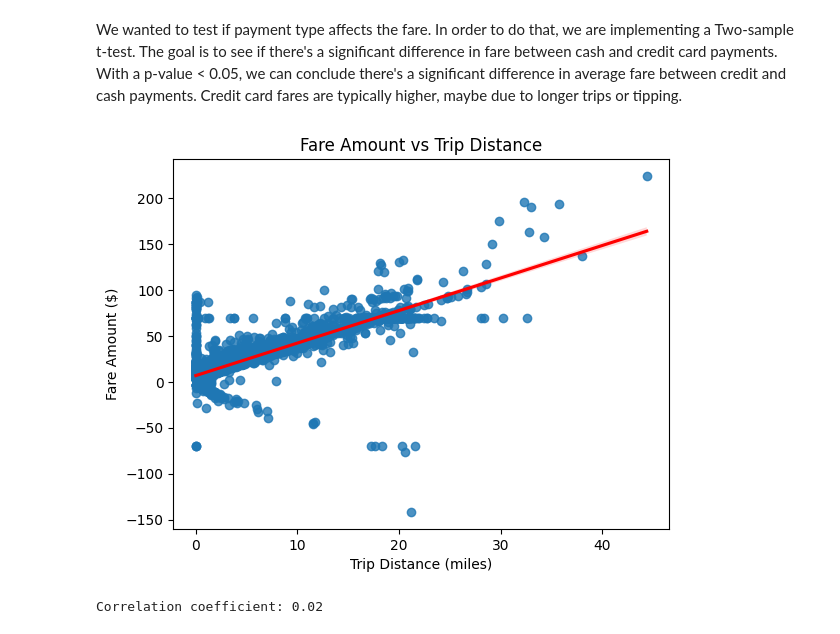
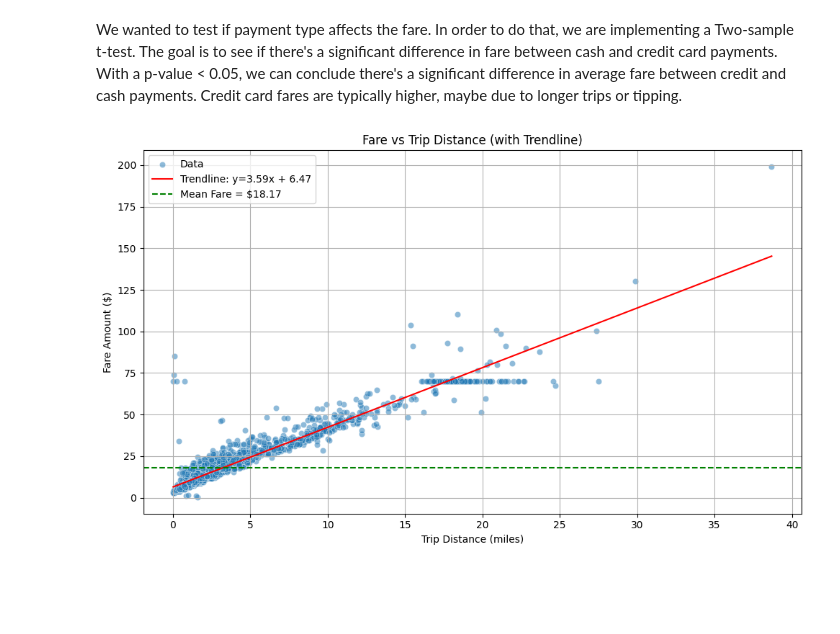
Before and after one commit to sayeenaresh/CMSC320-Final-Project, a Jupyter notebook: Data_analysis.ipynb, the cells around one changed output. Drawn from its saved outputs; the diff is of its cells as text; code cells hidden in the pictures; blank space fills up the shorter version.

```diff
--- a/Data_analysis.ipynb
+++ b/Data_analysis.ipynb
@@ -407,19 +417,30 @@ T-statistic: 20.83, P-value: 0.0000
 # %% [markdown]
 We wanted to test if payment type affects the fare. In order to do that, we are implementing a Two-sample t-test. The goal is to see if there's a significant difference in fare between cash and credit card payments. With a p-value < 0.05, we can conclude there's a significant difference in average fare between credit and cash payments. Credit card fares are typically higher, maybe due to longer trips or tipping.
 # %%
-#Trip Distance vs Fare Amount
-sample_df = df.sample(10000, random_state=43)
+#Plot 2
+import numpy as np
+from scipy.stats import linregress
 
-# Scatterplot with regression line
-sns.regplot(x='trip_distance', y='fare_amount', data=sample_df, line_kws={'color': 'red'})
-plt.title('Fare Amount vs Trip Distance')
-plt.xlabel('Trip Distance (miles)')
-plt.ylabel('Fare Amount ($)')
+sample_df = df[(df['trip_distance'] < 50) & (df['fare_amount'] < 200)].sample(3000)
+
+plt.figure(figsize=(10, 6))
+sns.scatterplot(data=sample_df, x='trip_distance', y='fare_amount', alpha=0.5, label='Data')
+
+# Trendline
+slope, intercept, r_value, _, _ = linregress(sample_df['trip_distance'], sample_df['fare_amount'])
+x_vals = np.linspace(sample_df['trip_distance'].min(), sample_df['trip_distance'].max(), 100)
+plt.plot(x_vals, intercept + slope * x_vals, color='red', label=f'Trendline: y={slope:.2f}x + {intercept:.2f}')
+
+# Mean fare annotation
+mean_fare = sample_df['fare_amount'].mean()
+plt.axhline(mean_fare, color='green', linestyle='--', label=f'Mean Fare = ${mean_fare:.2f}')
+
+plt.title("Fare vs Trip Distance (with Trendline)")
+plt.xlabel("Trip Distance (miles)")
+plt.ylabel("Fare Amount ($)")
+plt.legend()
+plt.grid(True)
+plt.tight_layout()
 plt.show()
-
-# Correlation coefficient
-correlation = df['trip_distance'].corr(df['fare_amount'])
-print(f"Correlation coefficient: {correlation:.2f}")
 # %% [output]
-[figure, old version]
+[figure, new version]
-Correlation coefficient: 0.02
```
Also changed, not shown: parts of 6 cells of this notebook.
